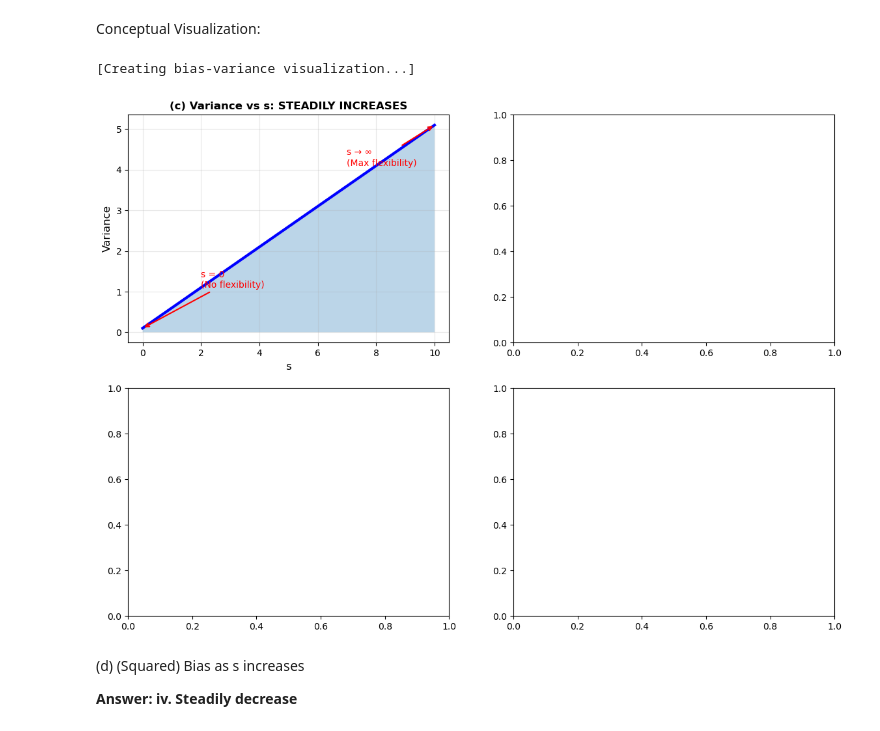
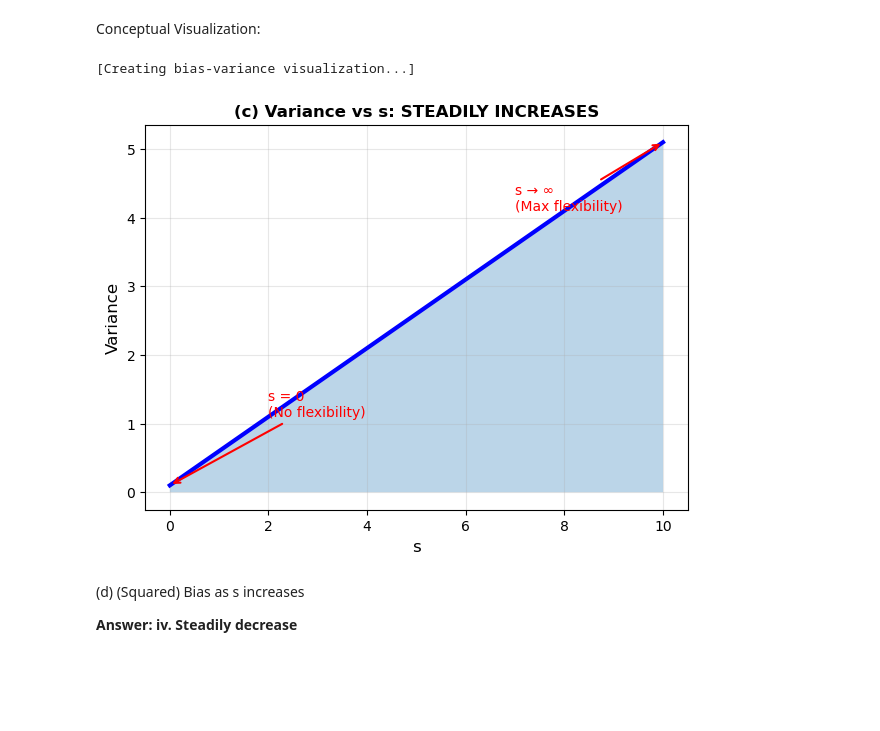
Before and after one commit to zozoking101/An-Introduction-to-Statistical-Learning-with-Applications-in-Python, a Jupyter notebook: 6_Linear_Model_Selection_and_Regularization/Chapter_6.ipynb, the cells around one changed output. Drawn from its saved outputs; the diff is of its cells as text; code cells hidden in the pictures; blank space fills up the shorter version.

```diff
--- a/6_Linear_Model_Selection_and_Regularization/Chapter_6.ipynb
+++ b/6_Linear_Model_Selection_and_Regularization/Chapter_6.ipynb
@@ -2621,33 +2646,33 @@ Key principle:
 # %% [markdown]
 Conceptual Visualization:
 # %%
-fig, axes = plt.subplots(2, 2, figsize=(14, 10))
+fig, ax = plt.subplots(1, 1, figsize=(7, 5))
 
 # Variance illustration
-ax = axes[0, 0]
+
 s_values = np.linspace(0, 10, 100)
 variance = 0.1 + 0.5 * s_values  # Steadily increasing
 ax.plot(s_values, variance, 'b-', linewidth=3)
 ax.set_xlabel('s', fontsize=12)
 ax.set_ylabel('Variance', fontsize=12)
 ax.set_title('(c) Variance vs s: STEADILY INCREASES', fontsize=12, fontweight='bold')
 ax.grid(True, alpha=0.3)
 ax.fill_between(s_values, 0, variance, alpha=0.3)
 
 # Annotate
 ax.annotate('s = 0\n(No flexibility)', xy=(0, variance[0]),
             xytext=(2, variance[0] + 1),
             arrowprops=dict(arrowstyle='->', color='red', lw=1.5),
             fontsize=10, color='red')
 ax.annotate('s → ∞\n(Max flexibility)', xy=(s_values[-1], variance[-1]),
             xytext=(s_values[-1] - 3, variance[-1] - 1),
             arrowprops=dict(arrowstyle='->', color='red', lw=1.5),
             fontsize=10, color='red')
 
 print("\n[Creating bias-variance visualization...]")
 # %% [output]
 [Creating bias-variance visualization...]
-[figure, old version]
+[figure, new version]
 # %% [markdown]
 (d) (Squared) Bias as s increases
 
```
Also changed, not shown: parts of 18 cells of this notebook, 3 other files.
